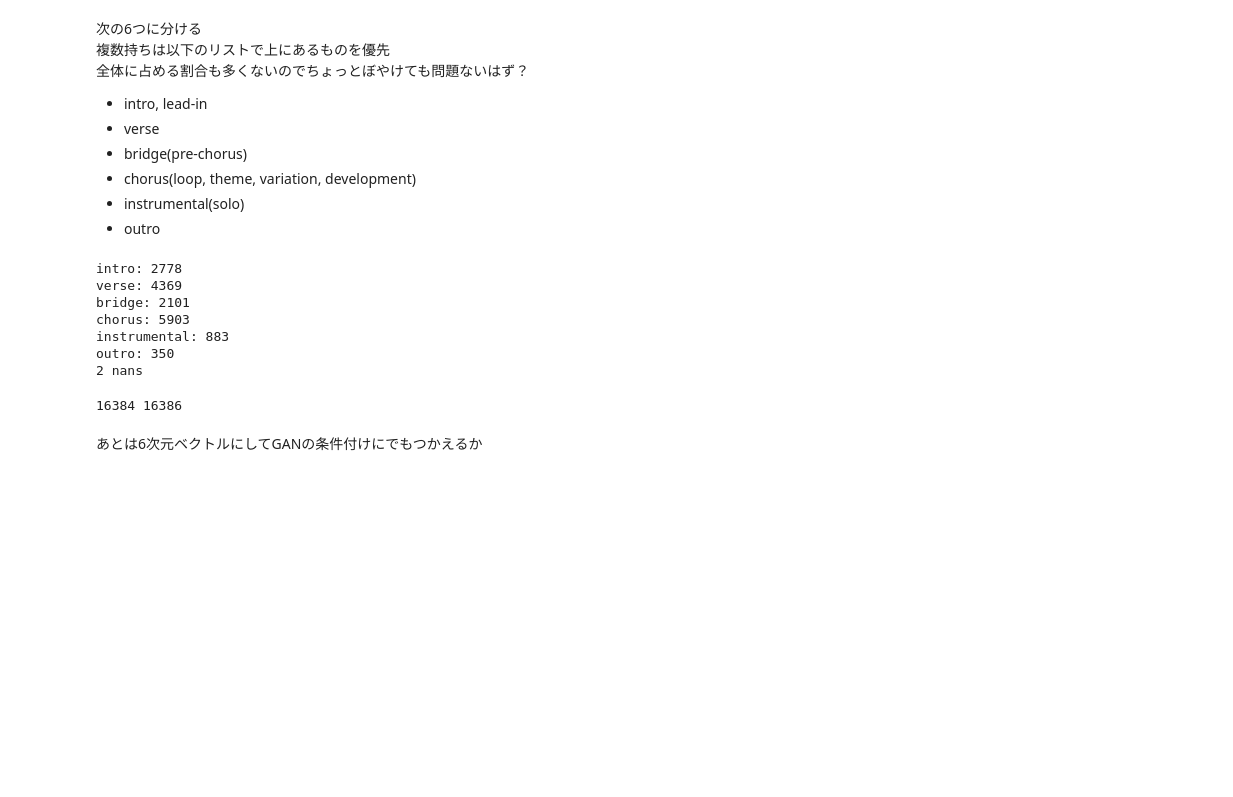
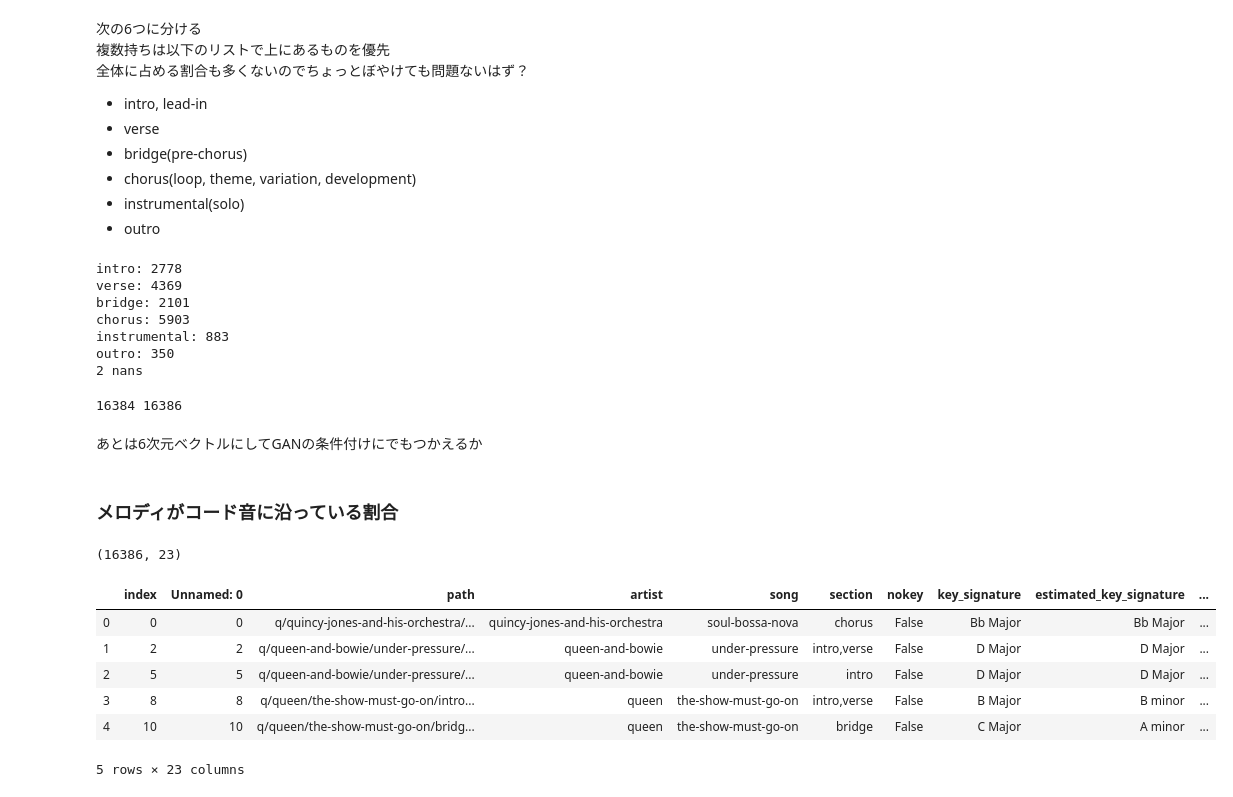
Before and after one commit to fuurin/midi, a Jupyter notebook: TheoryTabAnalysis.ipynb, the cells around one changed output. Cells and saved outputs as stored; diff of their text form; code cells hidden in the pictures; blank space fills up the shorter version.

```diff
--- a/TheoryTabAnalysis.ipynb
+++ b/TheoryTabAnalysis.ipynb
@@ -212,3 +214,22 @@ print(sum(section_counts), df_midinet.shape[0])
 16384 16386
 # %% [markdown]
 あとは6次元ベクトルにしてGANの条件付けにでもつかえるか
+# %% [markdown]
+### メロディがコード音に沿っている割合
+# %%
+df_org = pd.read_csv("./data/theorytab.csv")
+df = df_org
+df = df[(df["nokey"] == False) & (df["time_signature"] == "4/4")]
+df = df[df["has_melody_track"] & df["has_chord_track"]]
+df = df.reset_index()
+print(df.shape)
+df.head()
+# %% [output]
+(16386, 23)
+|  | index | Unnamed: 0 | path | artist | song | section | nokey | key_signature | estimated_key_signature | ... |
+| 0 | 0 | 0 | q/quincy-jones-and-his-orchestra/... | quincy-jones-and-his-orchestra | soul-bossa-nova | chorus | False | Bb Major | Bb Major | ... |
+| 1 | 2 | 2 | q/queen-and-bowie/under-pressure/... | queen-and-bowie | under-pressure | intro,verse | False | D Major | D Major | ... |
+| 2 | 5 | 5 | q/queen-and-bowie/under-pressure/... | queen-and-bowie | under-pressure | intro | False | D Major | D Major | ... |
+| 3 | 8 | 8 | q/queen/the-show-must-go-on/intro... | queen | the-show-must-go-on | intro,verse | False | B Major | B minor | ... |
+| 4 | 10 | 10 | q/queen/the-show-must-go-on/bridg... | queen | the-show-must-go-on | bridge | False | C Major | A minor | ... |
+5 rows × 23 columns
```
Also changed, not shown: parts of 6 cells of this notebook, 2 other files.
